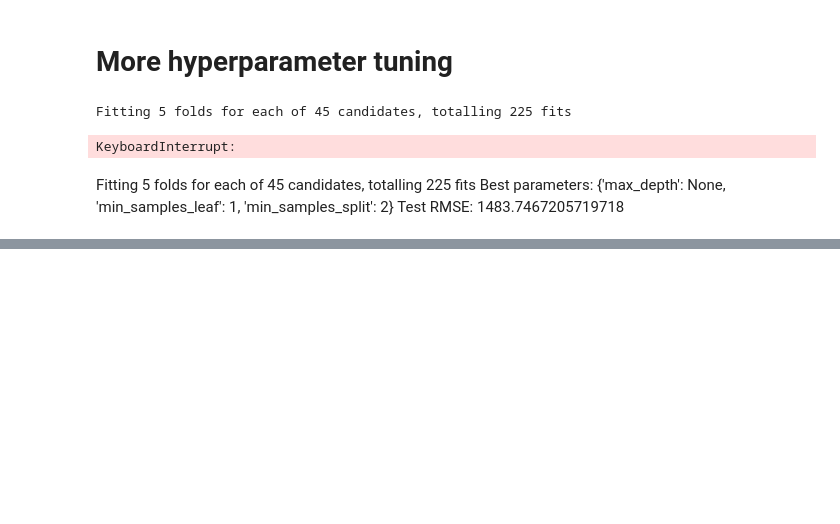
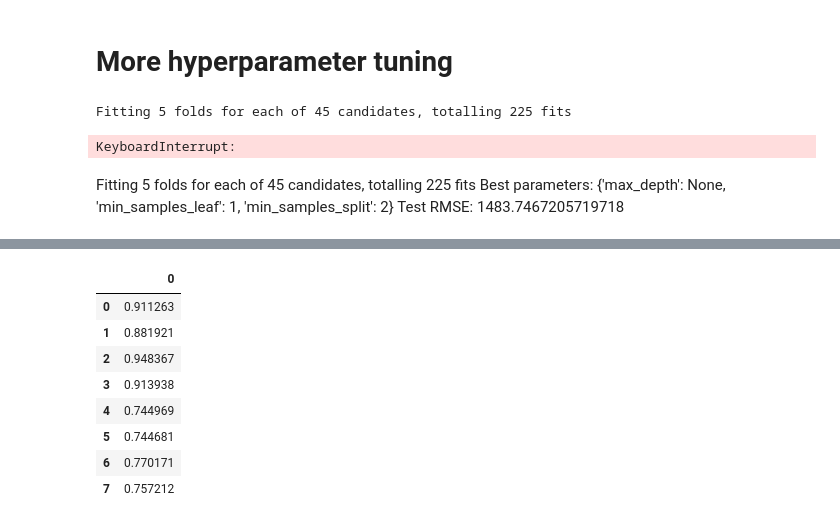
Before and after one commit to dx21006/ML_Tox21_Assessment, a Jupyter notebook: no_nontoxic_nans/1_descision_tree/MJS_descision_tree.ipynb, the cells around one changed output, grey strips where cells are left out. Cells and saved outputs as stored; diff of their text form; code cells hidden in the pictures; blank space fills up the shorter version.

```diff
--- a/no_nontoxic_nans/1_descision_tree/MJS_descision_tree.ipynb
+++ b/no_nontoxic_nans/1_descision_tree/MJS_descision_tree.ipynb
@@ -236,0 +269,24 @@ get_feature_importance(DTC_gini_best)
+# %%
+pred_X_train = DTC_gini_best.predict(x_train.drop(columns='Unnamed: 0'))
+pred_X_val = DTC_gini_best.predict(x_val.drop(columns='Unnamed: 0'))
+train_bal_acc = metrics.balanced_accuracy_score(y_train.drop(columns='Unnamed: 0'), pred_X_train)
+val_bal_acc = metrics.balanced_accuracy_score(y_val.drop(columns='Unnamed: 0'), pred_X_val)
+train_recall = metrics.recall_score(y_train.drop(columns='Unnamed: 0'), pred_X_train)
+val_recall = metrics.recall_score(y_val.drop(columns='Unnamed: 0'), pred_X_val)
+train_precision = metrics.precision_score(y_train.drop(columns='Unnamed: 0'), pred_X_train)
+val_precision = metrics.precision_score(y_val.drop(columns='Unnamed: 0'), pred_X_val)
+train_f1 = metrics.f1_score(y_train.drop(columns='Unnamed: 0'), pred_X_train)
+val_f1 = metrics.f1_score(y_val.drop(columns='Unnamed: 0'), pred_X_val)
+metric_list = [train_bal_acc, train_recall, train_precision, train_f1, val_bal_acc, val_recall, val_precision, val_f1]
+# %%
+pd.DataFrame(metric_list)
+# %% [output]
+|  | 0 |
+| 0 | 0.911263 |
+| 1 | 0.881921 |
+| 2 | 0.948367 |
+| 3 | 0.913938 |
+| 4 | 0.744969 |
+| 5 | 0.744681 |
+| 6 | 0.770171 |
+| 7 | 0.757212 |
```
Also changed, not shown: parts of 11 cells of this notebook, 7 other files.
